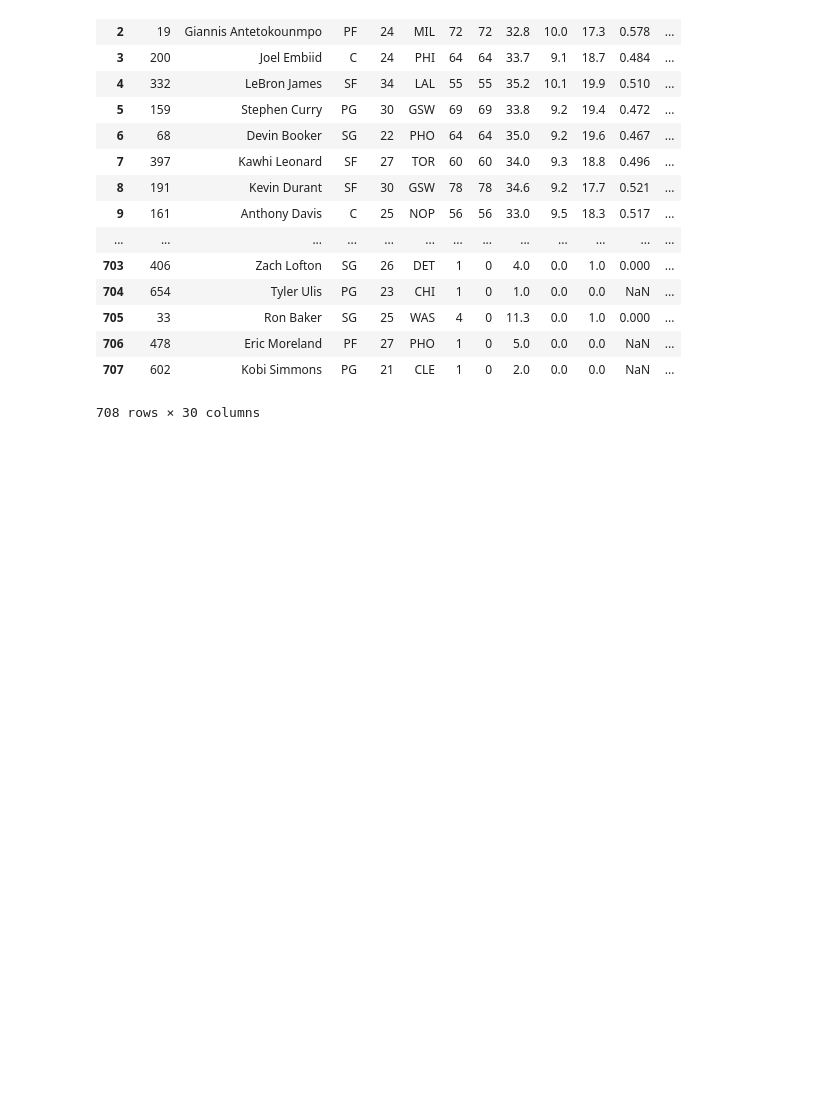
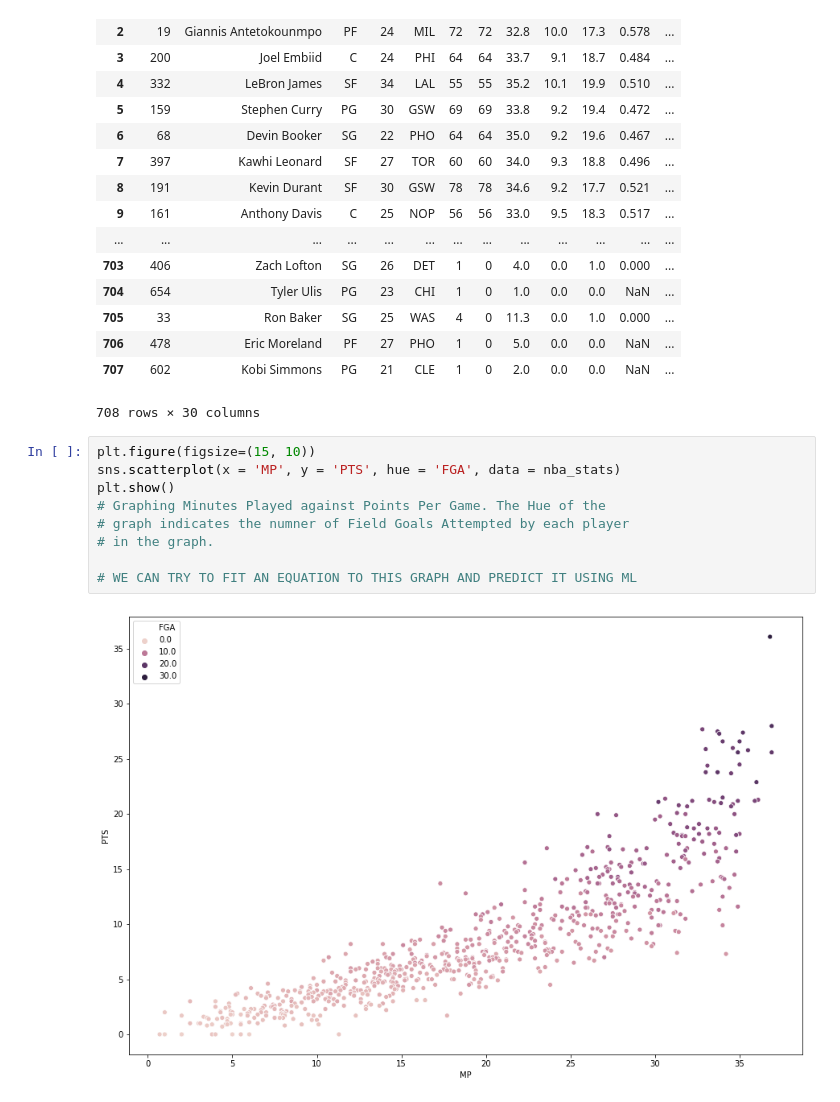
Before and after one commit to Ajnbro/nba320.github.io, a Jupyter notebook: Final Project Notebook.ipynb, the cells around one changed output. Drawn from its saved outputs; the diff is of its cells as text; blank space fills up the shorter version.

Commit message:
added graphs

```diff
--- a/Final Project Notebook.ipynb
+++ b/Final Project Notebook.ipynb
@@ -68,3 +68,14 @@ nba_stats
 | 706 | 478 | Eric Moreland | PF | 27 | PHO | 1 | 0 | 5.0 | 0.0 | 0.0 | NaN | ... |
 | 707 | 602 | Kobi Simmons | PG | 21 | CLE | 1 | 0 | 2.0 | 0.0 | 0.0 | NaN | ... |
 708 rows × 30 columns
+# %%
+plt.figure(figsize=(15, 10))
+sns.scatterplot(x = 'MP', y = 'PTS', hue = 'FGA', data = nba_stats)
+plt.show()
+# Graphing Minutes Played against Points Per Game. The Hue of the
+# graph indicates the numner of Field Goals Attempted by each player
+# in the graph.
+
+# WE CAN TRY TO FIT AN EQUATION TO THIS GRAPH AND PREDICT IT USING ML
+# %% [output]
+[figure, added]
```
Also changed, not shown: parts of 1 cell of this notebook.
